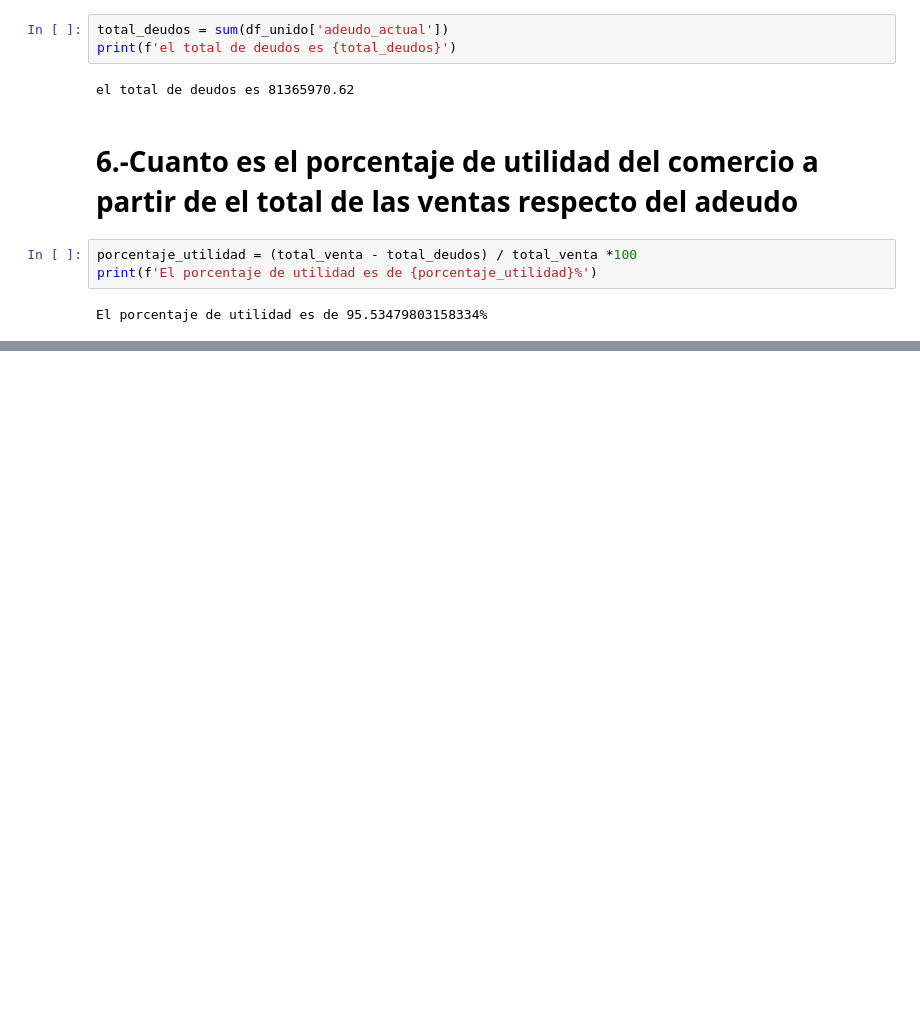
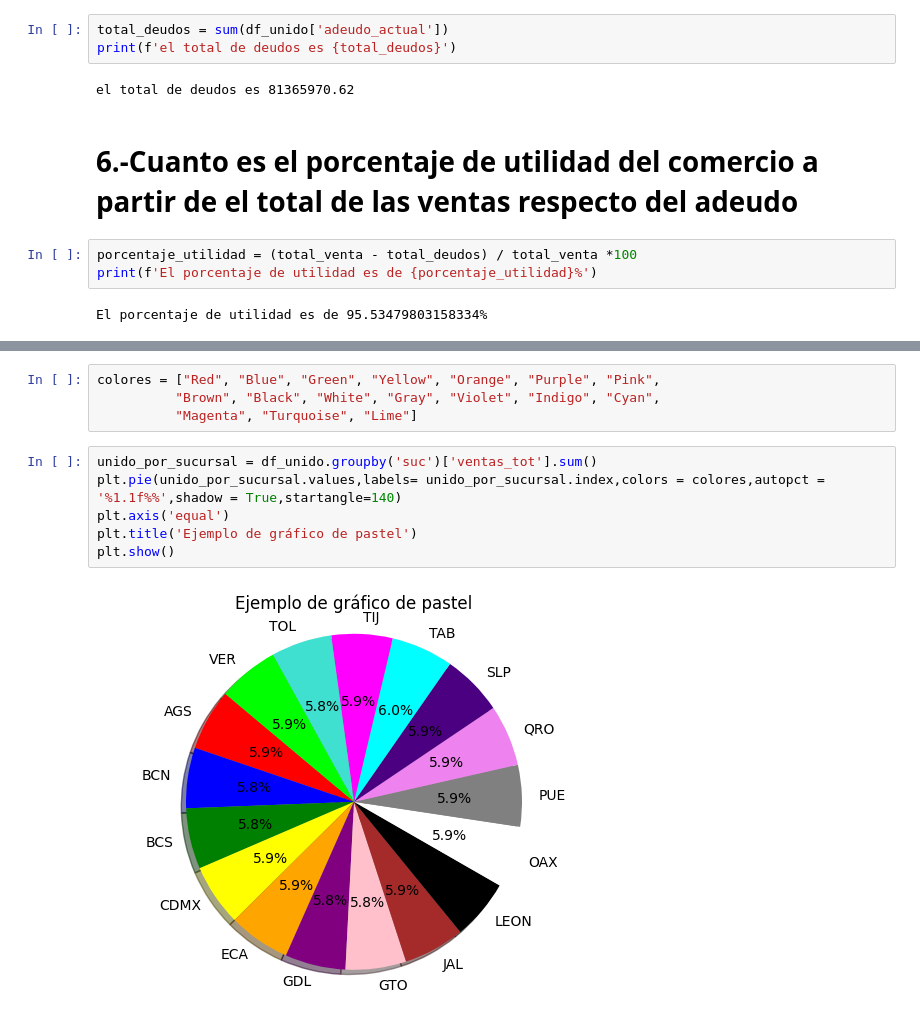
Before and after one commit to xiweichill/6IV8_HuangXiwei_Analisis_De_Datos, a Jupyter notebook: ElementosBasicosEstadistica/PrimerEjercicioAnalisis.ipynb, the cells around one changed output, grey strips where cells are left out. Cells and saved outputs as stored; diff of their text form; blank space fills up the shorter version.

```diff
--- a/ElementosBasicosEstadistica/PrimerEjercicioAnalisis.ipynb
+++ b/ElementosBasicosEstadistica/PrimerEjercicioAnalisis.ipynb
@@ -72,0 +95,12 @@ El porcentaje de utilidad es de 95.53479803158334%
+# %%
+colores = ["Red", "Blue", "Green", "Yellow", "Orange", "Purple", "Pink",
+          "Brown", "Black", "White", "Gray", "Violet", "Indigo", "Cyan",
+          "Magenta", "Turquoise", "Lime"]
+# %%
+unido_por_sucursal = df_unido.groupby('suc')['ventas_tot'].sum()
+plt.pie(unido_por_sucursal.values,labels= unido_por_sucursal.index,colors = colores,autopct = '%1.1f%%',shadow = True,startangle=140)
+plt.axis('equal')
+plt.title('Ejemplo de gráfico de pastel')
+plt.show()
+# %% [output]
+[figure, added]
```
Also changed, not shown: parts of 2 cells of this notebook.
